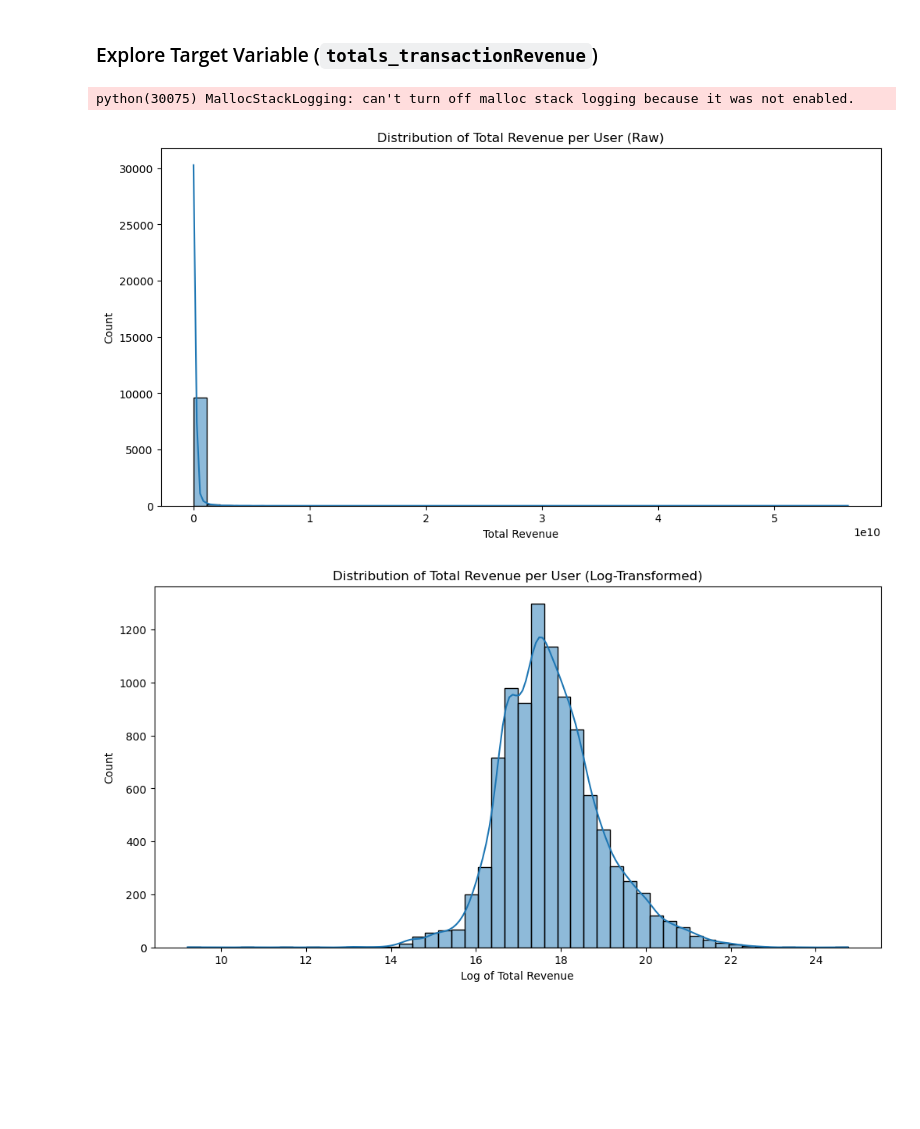
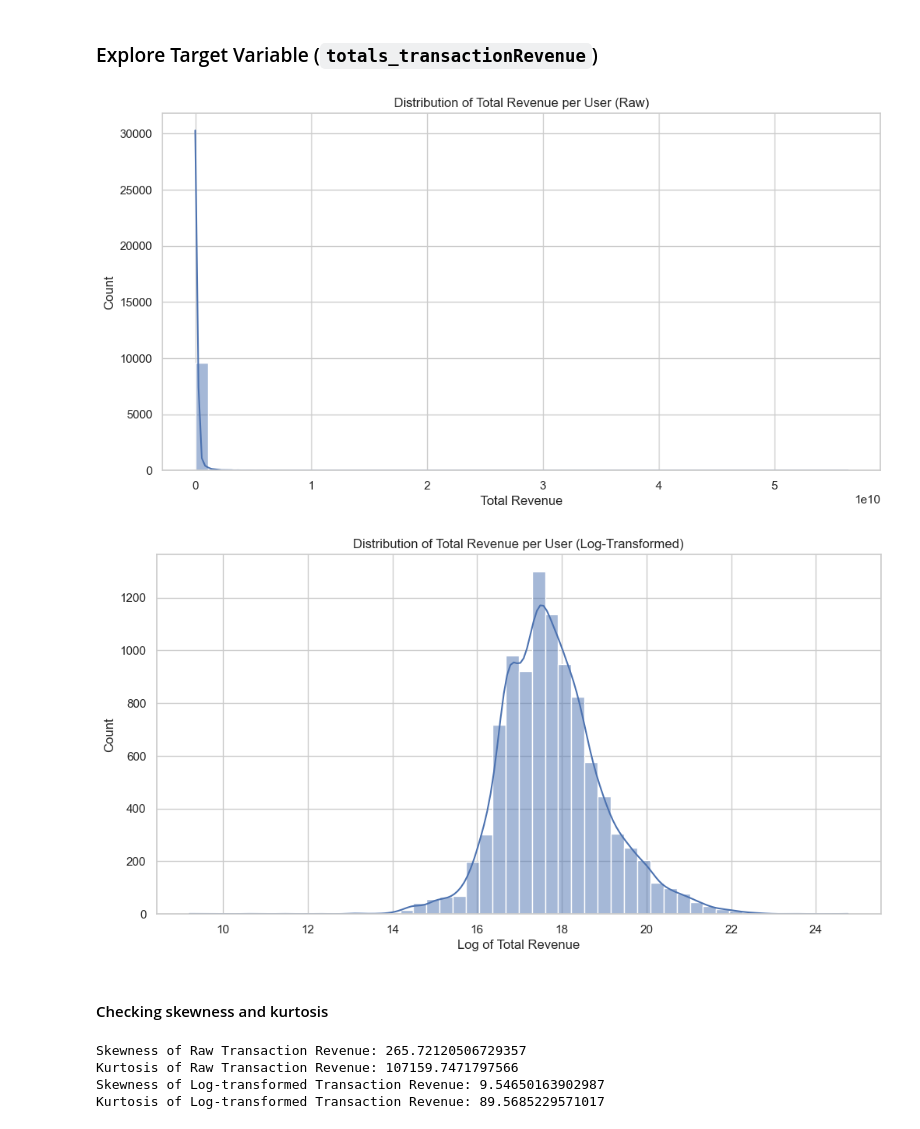
Before and after one commit to PaolaGaray/GA-CustomerRevenuePrediction, a Jupyter notebook: notebooks/data_wrangling_and_EDA.ipynb, the cells around one changed output. Saved outputs shown, nothing was run; the diff lists cells and outputs as text; code cells hidden in the pictures; blank space fills up the shorter version.

Commit message:
Calculated Skewness and Kurtosis

```diff
--- a/notebooks/data_wrangling_and_EDA.ipynb
+++ b/notebooks/data_wrangling_and_EDA.ipynb
@@ -128,23 +128,39 @@ user_revenue = df.groupby('fullVisitorId')['totals_transactionRevenue'].sum()
 # %%
 import matplotlib.pyplot as plt
 import numpy as np
 import seaborn as sns
+
+# Setting up seaborn for aesthetic plots
+sns.set(style="whitegrid")
 
 # Plot histogram of the total revenue
 plt.figure(figsize=(12, 6))
 sns.histplot(user_revenue[user_revenue > 0], bins=50, kde=True)
 plt.title("Distribution of Total Revenue per User (Raw)")
 plt.xlabel("Total Revenue")
 plt.show()
 
 # Plot histogram of log-transformed revenue
 log_user_revenue = np.log1p(user_revenue[user_revenue > 0])
 plt.figure(figsize=(12, 6))
 sns.histplot(log_user_revenue, bins=50, kde=True)
 plt.title("Distribution of Total Revenue per User (Log-Transformed)")
 plt.xlabel("Log of Total Revenue")
 plt.show()
 # %% [output]
-python(30075) MallocStackLogging: can't turn off malloc stack logging because it was not enabled.
-[figure, old version]
+[figure, new version]
-[figure, old version]
+[figure, new version]
+# %% [markdown]
+#### Checking skewness and kurtosis
+# %%
+from scipy.stats import skew, kurtosis
+
+print("\nSkewness of Raw Transaction Revenue:", skew(df['totals_transactionRevenue'].dropna()))
+print("Kurtosis of Raw Transaction Revenue:", kurtosis(df['totals_transactionRevenue'].dropna()))
+print("Skewness of Log-transformed Transaction Revenue:", skew(df['log_transactionRevenue'].dropna()))
+print("Kurtosis of Log-transformed Transaction Revenue:", kurtosis(df['log_transactionRevenue'].dropna()))
+# %% [output]
+Skewness of Raw Transaction Revenue: 265.72120506729357
+Kurtosis of Raw Transaction Revenue: 107159.7471797566
+Skewness of Log-transformed Transaction Revenue: 9.54650163902987
+Kurtosis of Log-transformed Transaction Revenue: 89.5685229571017
```
Also changed, not shown: parts of 1 cell of this notebook.
